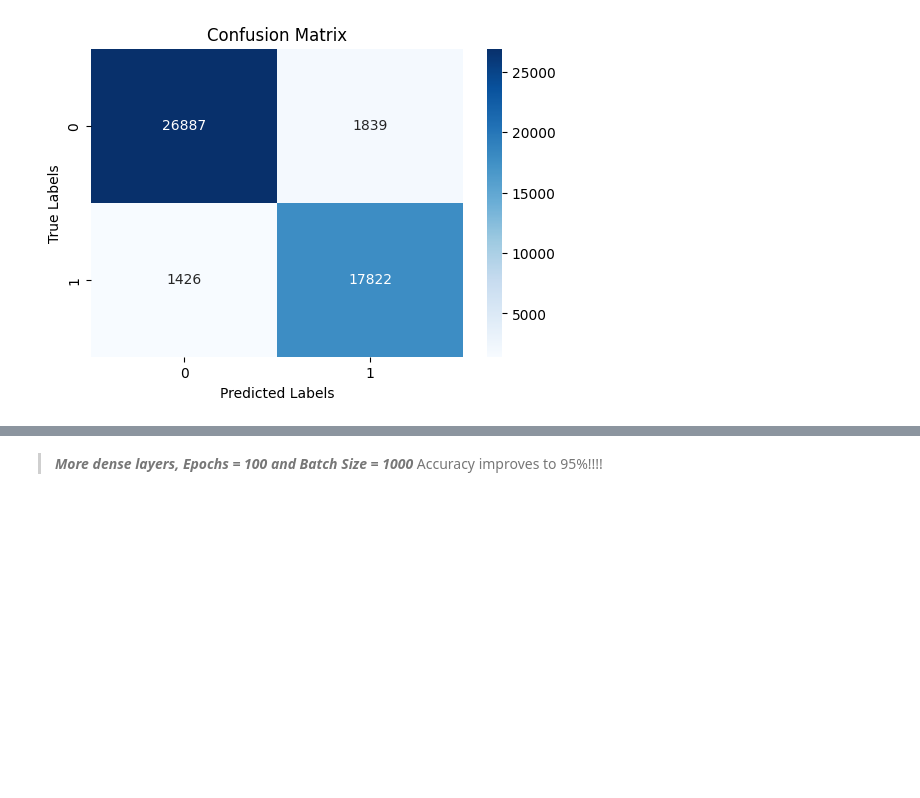
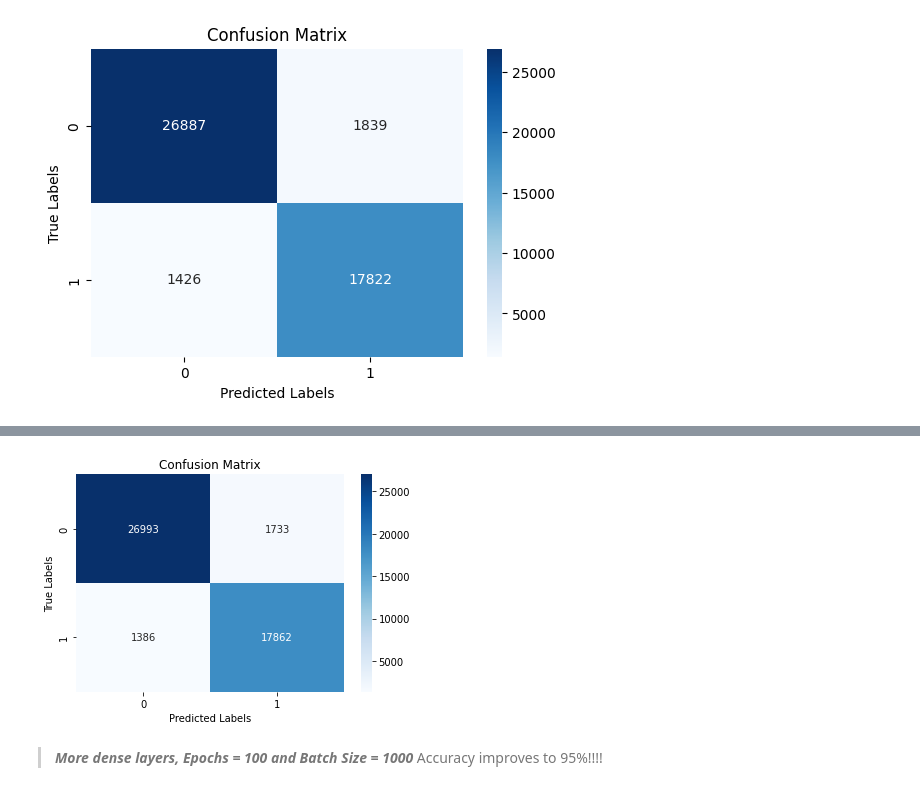
Before and after one commit to lauraah10/QW-Projects, a Jupyter notebook: QW_FinalProject_NN.ipynb, the cells around one changed output, grey strips where cells are left out. Saved outputs shown, nothing was run; the diff lists cells and outputs as text; code cells hidden in the pictures; blank space fills up the shorter version.

```diff
--- a/QW_FinalProject_NN.ipynb
+++ b/QW_FinalProject_NN.ipynb
@@ -12,11 +12,11 @@ import seaborn as sns
 import pandas as pd
 import matplotlib.pyplot as plt
 # %%
-# # Read data
-# data=pd.read_csv("final_project.csv")
+# Read data
+data=pd.read_csv("final_project.csv")
 # %%
-# Read data
-data=pd.read_csv("/content/drive/MyDrive/final_project.csv")
+## Read data
+# data=pd.read_csv("/content/drive/MyDrive/final_project.csv")
 # %%
 # Size
 data.shape
@@ -462,0 +468,12 @@ Doesn't improve accuracy!!!!
+# %%
+#change 100 batch size and epoch of 1000 and early stopped at 815 due no loss decrease
+model_sc_lowerBatch=tf.keras.Sequential()
+model_sc_lowerBatch.add(layers.Dense(100,activation='tanh'))
+model_sc_lowerBatch.add(layers.Dropout(.3))
+model_sc_lowerBatch.add(layers.Dense(1,activation='sigmoid'))
+
+model_sc_lowerBatch.compile(optimizer=tf.keras.optimizers.Adam(),
+                loss=tf.keras.losses.binary_crossentropy,
+                 metrics=['accuracy'])
+# Stopped at around 800 epoch since accuracy was barely improving over 90.4% and loss wasn't decreasing more than around 28%
+model_sc_lowerBatch.fit(X_train, y_train, epochs=1000, batch_size=100, verbose=2, class_weight=class_weights)
@@ -462,0 +499,5 @@ Doesn't improve accuracy!!!!
+# %%
+# X_train, X_test, y_train, y_test
+y_pred = model_sc_lowerBatch.predict(X_test)
+y_pred_binary = (y_pred > 0.5).astype(int)
+accuracy = accuracy_score(y_test, y_pred_binary)
@@ -463,3 +517,15 @@ Doesn't improve accuracy!!!!
+# %%
+# Confusion Matrix
+class_names = list(set(data['y']))
+cm=confusion_matrix(y_test, y_pred_binary)
+plt.figure(figsize=(6, 4))
+sns.heatmap(cm, annot=True, cmap='Blues', fmt='d', xticklabels=class_names, yticklabels=class_names)
+plt.xlabel('Predicted Labels')
+plt.ylabel('True Labels')
+plt.title('Confusion Matrix')
+plt.show()
+# %% [output]
+[figure, added]
 # %% [markdown]
 >***More dense layers, Epochs = 100 and Batch Size = 1000***
 Accuracy improves to 95%!!!!
```
Also changed, not shown: parts of 49 cells of this notebook.
